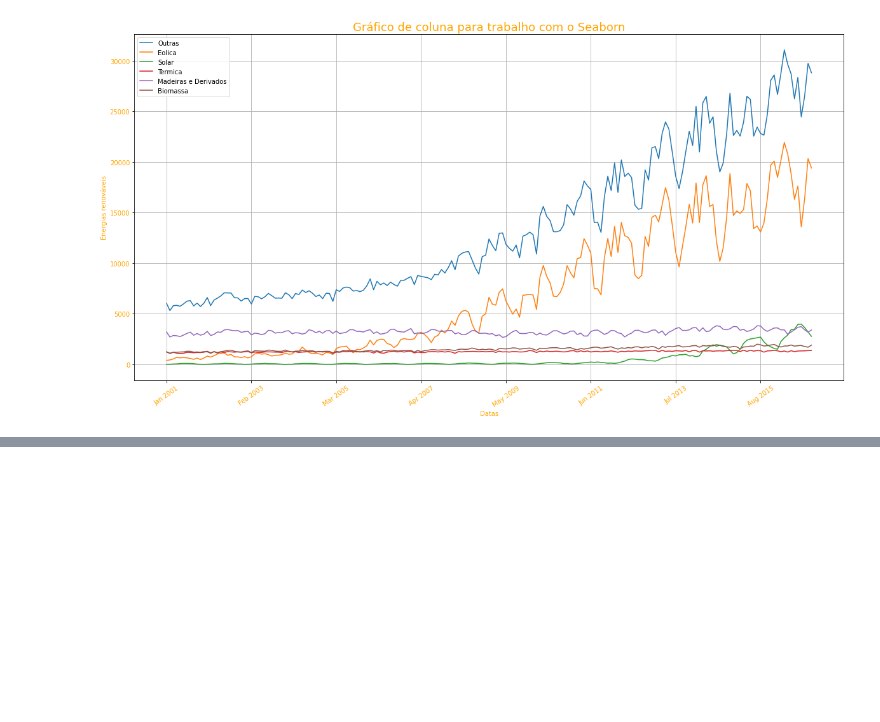
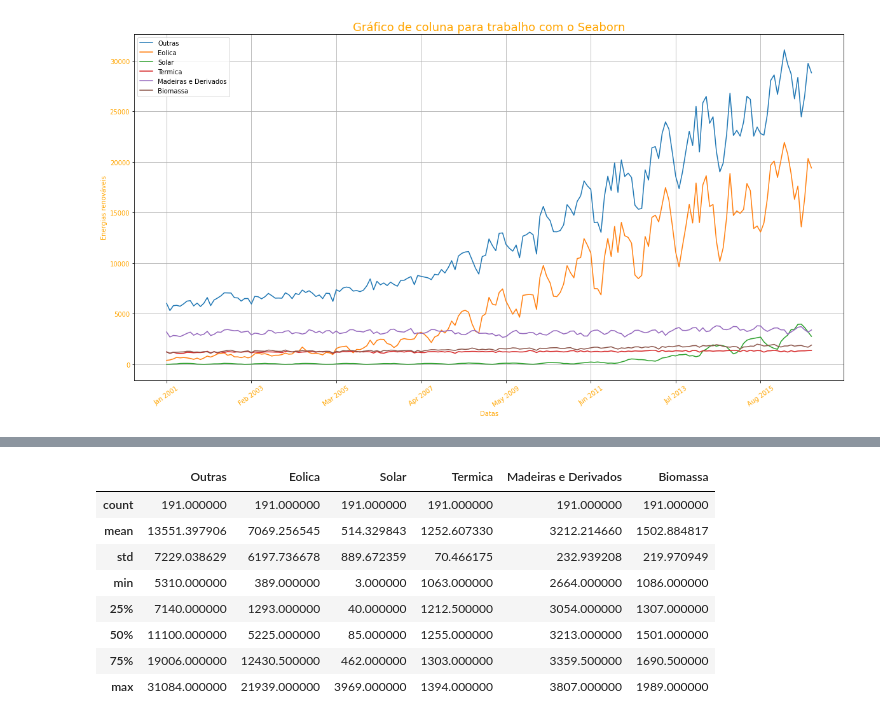
Before and after one commit to AndreLovo/Analise-de-dados, a Jupyter notebook: Energia_Ren_USA.ipynb, the cells around one changed output, grey strips where cells are left out. Cells and saved outputs as stored; diff of their text form; code cells hidden in the pictures; blank space fills up the shorter version.

```diff
--- a/Energia_Ren_USA.ipynb
+++ b/Energia_Ren_USA.ipynb
@@ -398,0 +415,14 @@ plt.show()
+# %%
+# Detalhes dos dados
+# Descreve as colunas numéricas
+df_geral.describe()
+# %% [output]
+|  | Outras | Eolica | Solar | Termica | Madeiras e Derivados | Biomassa |
+| count | 191.000000 | 191.000000 | 191.000000 | 191.000000 | 191.000000 | 191.000000 |
+| mean | 13551.397906 | 7069.256545 | 514.329843 | 1252.607330 | 3212.214660 | 1502.884817 |
+| std | 7229.038629 | 6197.736678 | 889.672359 | 70.466175 | 232.939208 | 219.970949 |
+| min | 5310.000000 | 389.000000 | 3.000000 | 1063.000000 | 2664.000000 | 1086.000000 |
+| 25% | 7140.000000 | 1293.000000 | 40.000000 | 1212.500000 | 3054.000000 | 1307.000000 |
+| 50% | 11100.000000 | 5225.000000 | 85.000000 | 1255.000000 | 3213.000000 | 1501.000000 |
+| 75% | 19006.000000 | 12430.500000 | 462.000000 | 1303.000000 | 3359.500000 | 1690.500000 |
+| max | 31084.000000 | 21939.000000 | 3969.000000 | 1394.000000 | 3807.000000 | 1989.000000 |
```
Also changed, not shown: parts of 7 cells of this notebook.
